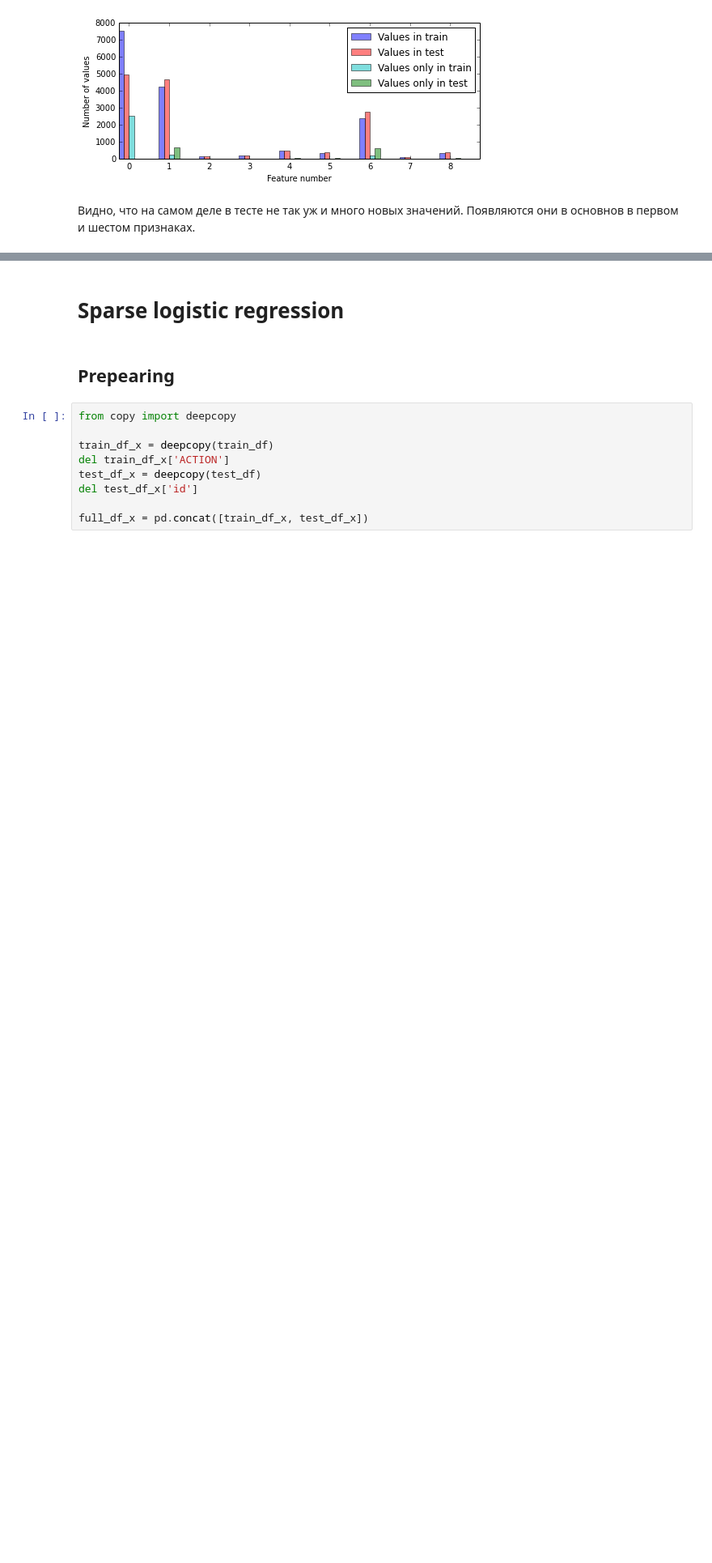
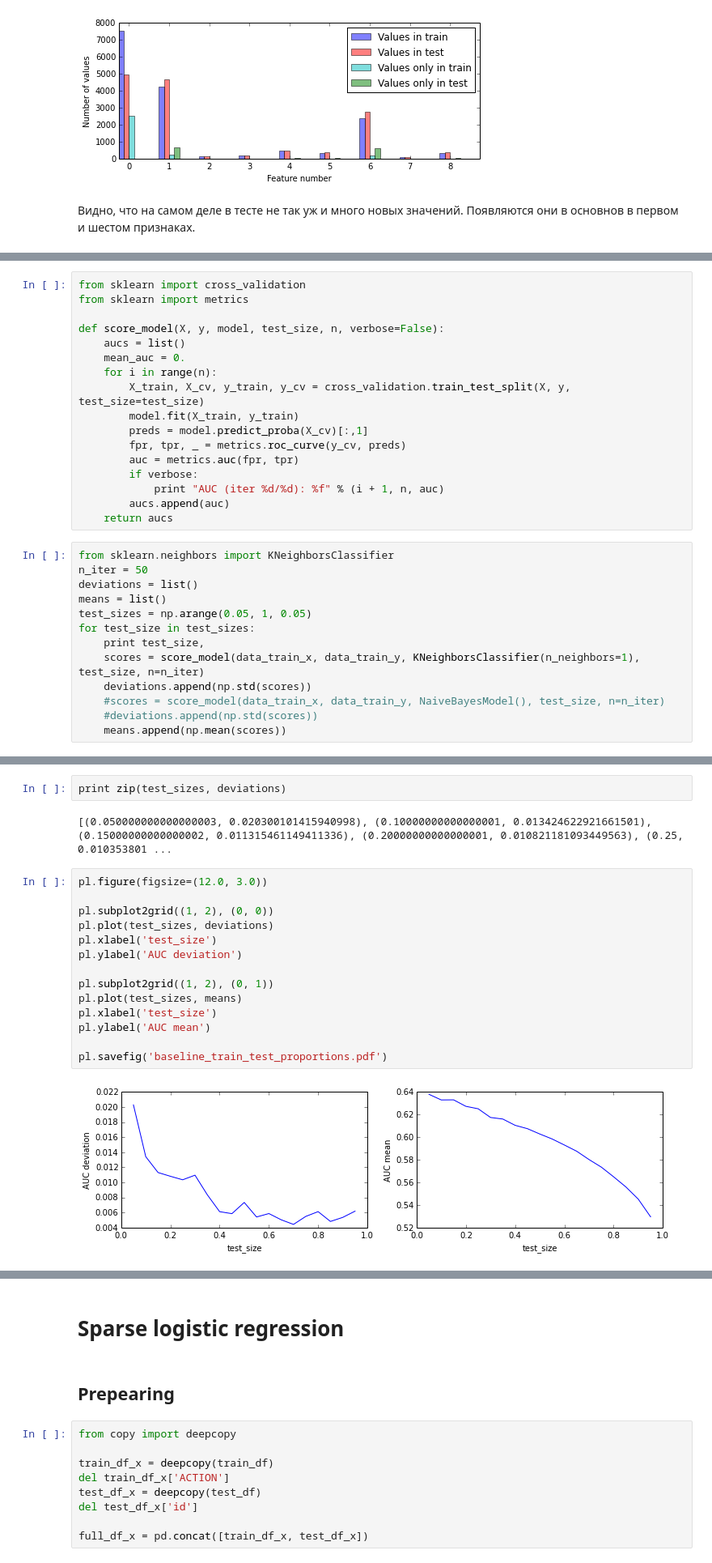
Before and after one commit to Newozz/research, a Jupyter notebook: fonarev_diploma.ipynb, the cells around one changed output, grey strips where cells are left out. Shown at 81% size. Saved outputs shown, nothing was run; the diff lists cells and outputs as text; blank space fills up the shorter version.

Commit message:
add experiments about train-test splitting and recompute some old experiments

```diff
--- a/fonarev_diploma.ipynb
+++ b/fonarev_diploma.ipynb
@@ -173,0 +99,30 @@ pl.savefig('unique_vals.pdf')
+# %%
+from sklearn import cross_validation
+from sklearn import metrics
+
+def score_model(X, y, model, test_size, n, verbose=False):
+    aucs = list()
+    mean_auc = 0.
+    for i in range(n):
+        X_train, X_cv, y_train, y_cv = cross_validation.train_test_split(X, y, test_size=test_size)
+        model.fit(X_train, y_train)
+        preds = model.predict_proba(X_cv)[:,1]
+        fpr, tpr, _ = metrics.roc_curve(y_cv, preds)
+        auc = metrics.auc(fpr, tpr)
+        if verbose:
+            print "AUC (iter %d/%d): %f" % (i + 1, n, auc)
+        aucs.append(auc)
+    return aucs
+# %%
+from sklearn.neighbors import KNeighborsClassifier
+n_iter = 50
+deviations = list()
+means = list()
+test_sizes = np.arange(0.05, 1, 0.05)
+for test_size in test_sizes:
+    print test_size,
+    scores = score_model(data_train_x, data_train_y, KNeighborsClassifier(n_neighbors=1), test_size, n=n_iter)
+    deviations.append(np.std(scores))
+    #scores = score_model(data_train_x, data_train_y, NaiveBayesModel(), test_size, n=n_iter)
+    #deviations.append(np.std(scores))
+    means.append(np.mean(scores))
@@ -173,0 +131,20 @@ pl.savefig('unique_vals.pdf')
+# %%
+print zip(test_sizes, deviations)
+# %% [output]
+[(0.050000000000000003, 0.020300101415940998), (0.10000000000000001, 0.013424622921661501), (0.15000000000000002, 0.011315461149411336), (0.20000000000000001, 0.010821181093449563), (0.25, 0.010353801 ...
+# %%
+pl.figure(figsize=(12.0, 3.0))
+
+pl.subplot2grid((1, 2), (0, 0))
+pl.plot(test_sizes, deviations)
+pl.xlabel('test_size')
+pl.ylabel('AUC deviation')
+
+pl.subplot2grid((1, 2), (0, 1))
+pl.plot(test_sizes, means)
+pl.xlabel('test_size')
+pl.ylabel('AUC mean')
+
+pl.savefig('baseline_train_test_proportions.pdf')
+# %% [output]
+[figure, added]
```
Also changed, not shown: parts of 99 cells of this notebook.
